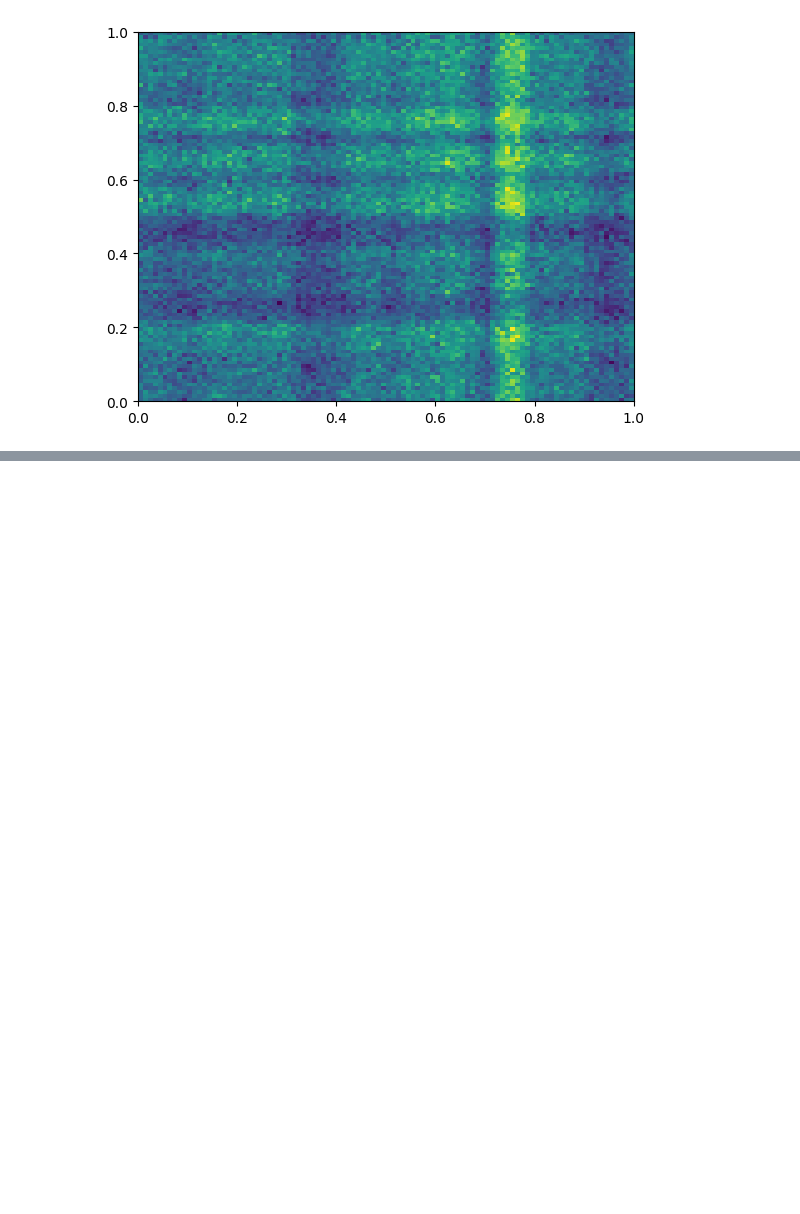
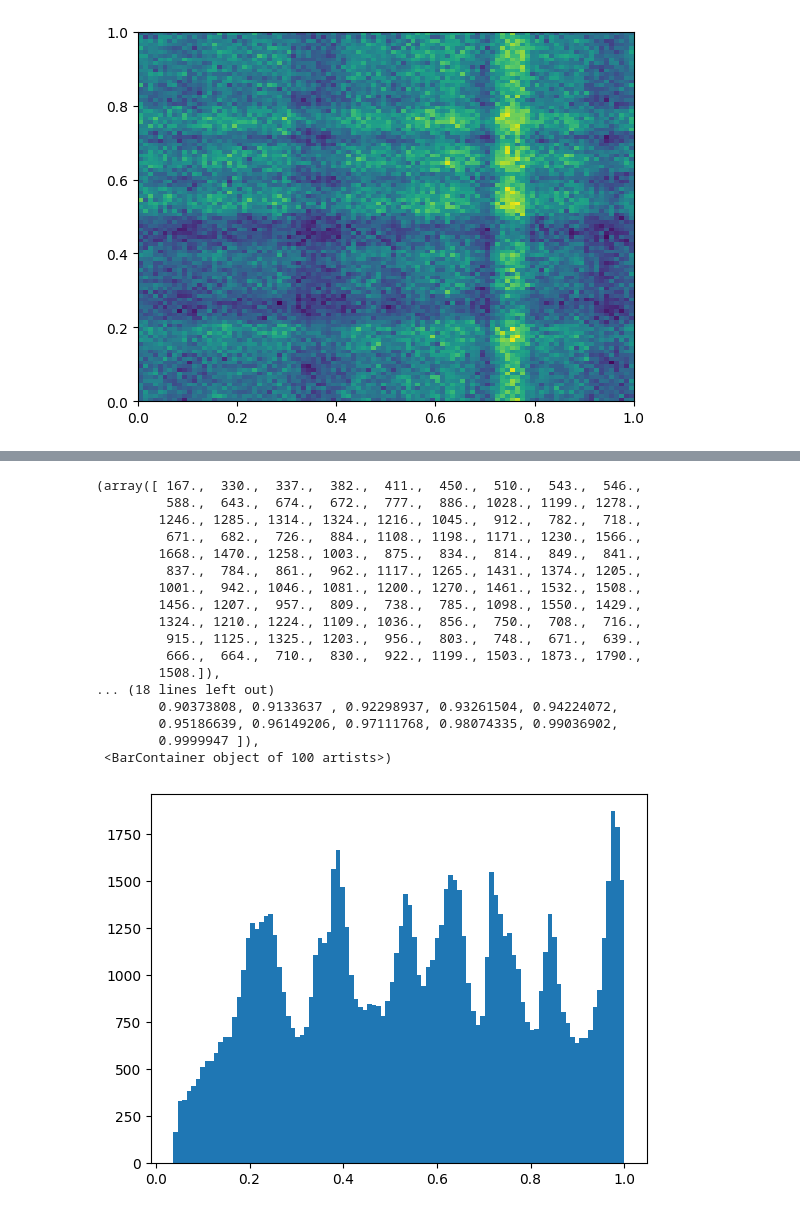
Before and after one commit to valsdav/MEMFlow, a Jupyter notebook: notebooks/TestFlows.ipynb, the cells around one changed output, grey strips where cells are left out. Saved outputs shown, nothing was run; the diff lists cells and outputs as text; code cells hidden in the pictures; blank space fills up the shorter version.

```diff
--- a/notebooks/TestFlows.ipynb
+++ b/notebooks/TestFlows.ipynb
@@ -299,0 +464,21 @@ plt.hist2d(initial[:,0].numpy(),
+# %%
+plt.hist(x2.numpy(), bins=100)
+# %% [output]
+(array([ 167.,  330.,  337.,  382.,  411.,  450.,  510.,  543.,  546.,
+         588.,  643.,  674.,  672.,  777.,  886., 1028., 1199., 1278.,
+        1246., 1285., 1314., 1324., 1216., 1045.,  912.,  782.,  718.,
+         671.,  682.,  726.,  884., 1108., 1198., 1171., 1230., 1566.,
+        1668., 1470., 1258., 1003.,  875.,  834.,  814.,  849.,  841.,
+         837.,  784.,  861.,  962., 1117., 1265., 1431., 1374., 1205.,
+        1001.,  942., 1046., 1081., 1200., 1270., 1461., 1532., 1508.,
+        1456., 1207.,  957.,  809.,  738.,  785., 1098., 1550., 1429.,
+        1324., 1210., 1224., 1109., 1036.,  856.,  750.,  708.,  716.,
+         915., 1125., 1325., 1203.,  956.,  803.,  748.,  671.,  639.,
+         666.,  664.,  710.,  830.,  922., 1199., 1503., 1873., 1790.,
+        1508.]),
+... (18 lines left out)
+        0.90373808, 0.9133637 , 0.92298937, 0.93261504, 0.94224072,
+        0.95186639, 0.96149206, 0.97111768, 0.98074335, 0.99036902,
+        0.9999947 ]),
+ <BarContainer object of 100 artists>)
+[figure, added]
```
Also changed, not shown: parts of 37 cells of this notebook, 1 other file.
